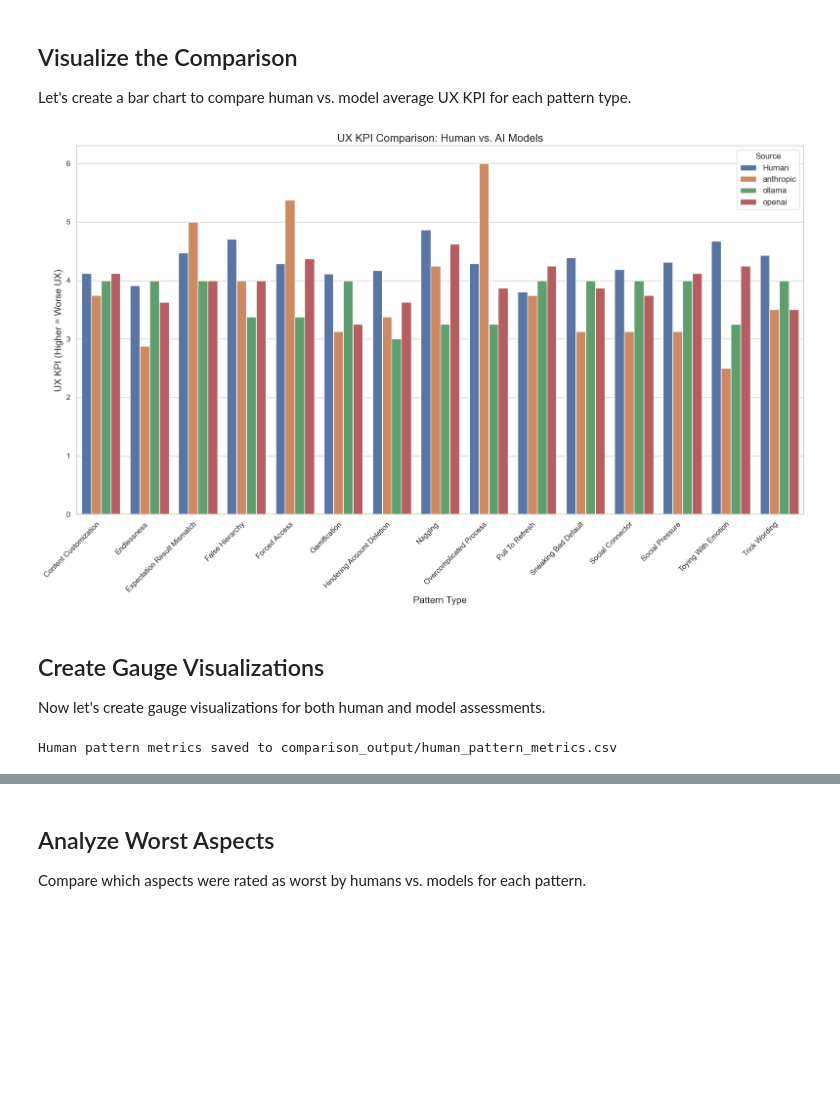
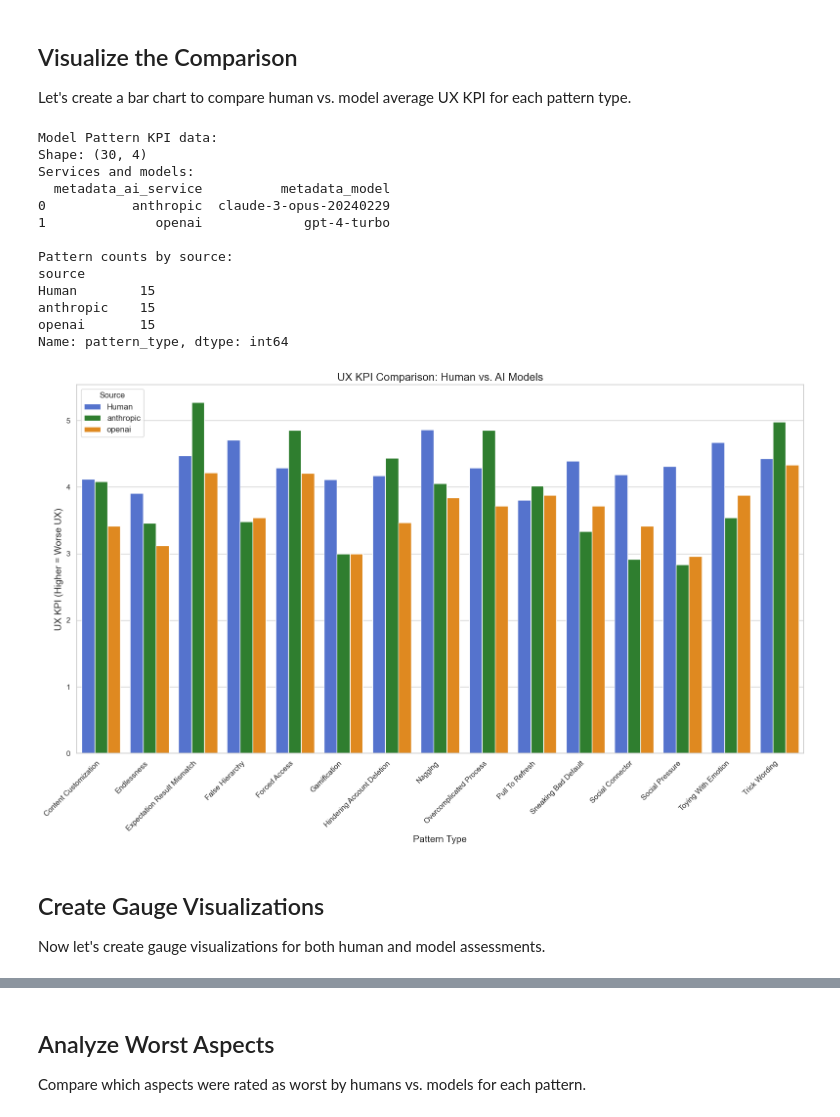
Before and after one commit to HaukeCornell/AI-UI-Ethics-Evaluations, a Jupyter notebook: human_model_comparison.ipynb, the cells around one changed output, grey strips where cells are left out. Drawn from its saved outputs; the diff is of its cells as text; code cells hidden in the pictures; blank space fills up the shorter version.

```diff
--- a/human_model_comparison.ipynb
+++ b/human_model_comparison.ipynb
@@ -15,7 +15,7 @@ plt.style.use('ggplot')
 sns.set_theme(style="whitegrid")
 
 # Create output directory
-output_dir = "comparison_output"
+output_dir = "temp"
 os.makedirs(output_dir, exist_ok=True)
 # %% [markdown]
 ## Load Data
@@ -232,65 +417,77 @@ comparison_data = []
 for idx, row in human_pattern_kpi.iterrows():
     pattern = row['metadata_pattern_type']
     comparison_data.append({
         'pattern_type': pattern,
         'source': 'Human',
         'model': 'Human',
         'ux_kpi': row['human_ux_kpi']
     })
 
-# Add model data
-for service in model_data_with_kpi['metadata_ai_service'].unique():
-    for model in model_data_with_kpi[model_data_with_kpi['metadata_ai_service'] == service]['metadata_model'].unique():
-        # Get model UX KPI for each pattern
-        filter_mask = (model_pattern_kpi['metadata_ai_service'] == service) & (model_pattern_kpi['metadata_model'] == model)
-        model_patterns = model_pattern_kpi[filter_mask]
+# Print out model_pattern_kpi info for debugging
+print("Model Pattern KPI data:")
+print(f"Shape: {model_pattern_kpi.shape}")
+print("Services and models:")
+print(model_pattern_kpi[['metadata_ai_service', 'metadata_model']].drop_duplicates())
 
-        for idx, row in model_patterns.iterrows():
-            pattern = row['metadata_pattern_type']
-            comparison_data.append({
-                'pattern_type': pattern,
-                'source': service,
-                'model': model,
-                'ux_kpi': row['ux_kpi']
-            })
+# Add model data directly from model_pattern_kpi
+for idx, row in model_pattern_kpi.iterrows():
+    pattern = row['metadata_pattern_type']
+    service = row['metadata_ai_service']
+    model = row['metadata_model']
+
+    comparison_data.append({
+        'pattern_type': pattern,
+        'source': service,
+        'model': model,
+        'ux_kpi': row['ux_kpi']
+    })
 
 comparison_df = pd.DataFrame(comparison_data)
+
+# Count patterns by source for verification
+print("\nPattern counts by source:")
+source_counts = comparison_df.groupby('source')['pattern_type'].count()
+print(source_counts)
 
 # Fix the "Pull to Refresh" and "Pull To Refresh" inconsistency
 comparison_df['pattern_type'] = comparison_df['pattern_type'].replace('Pull to Refresh', 'Pull To Refresh')
 
-# Create bar chart
+# Create bar chart with specific color palette for each model
 plt.figure(figsize=(16, 10))
-ax = sns.barplot(x='pattern_type', y='ux_kpi', hue='source', data=comparison_df)
+
+# Set up a clear color palette
+palette = {'Human': 'royalblue', 'openai': 'darkorange', 'anthropic': 'forestgreen', 'qwen': 'darkviolet'}
+
+# Create the bar plot
+ax = sns.barplot(x='pattern_type', y='ux_kpi', hue='source', data=comparison_df, palette=palette)
 
 # Customize chart
 plt.title('UX KPI Comparison: Human vs. AI Models', fontsize=16)
 plt.xlabel('Pattern Type', fontsize=14)
 plt.ylabel('UX KPI (Higher = Worse UX)', fontsize=14)
 plt.xticks(rotation=45, ha='right')
 plt.legend(title='Source', fontsize=12)
 plt.tight_layout()
 
 # Save figure
 plt.savefig(os.path.join(output_dir, 'human_model_ux_kpi_comparison.png'))
 plt.show()
 # %% [output]
+Model Pattern KPI data:
+Shape: (30, 4)
+Services and models:
+  metadata_ai_service          metadata_model
+0           anthropic  claude-3-opus-20240229
+1              openai             gpt-4-turbo
+
+Pattern counts by source:
+source
+Human        15
+anthropic    15
+openai       15
+Name: pattern_type, dtype: int64
-[figure, old version]
+[figure, new version]
 # %% [markdown]
 ## Create Gauge Visualizations
 
 Now let's create gauge visualizations for both human and model assessments.
-# %%
-# Calculate UX metrics by pattern for human data
-human_pattern_avg = human_data_with_kpi.groupby('metadata_pattern_type').agg({
-    'ux_kpi': 'mean',
-    'worst_aspect': lambda x: x.mode()[0] if not x.mode().empty else None,
-    'worst_value': 'mean'
-}).reset_index()
-
-# Save human pattern metrics to CSV
-human_metrics_path = os.path.join(output_dir, 'human_pattern_metrics.csv')
-human_pattern_avg.to_csv(human_metrics_path, index=False)
-print(f"Human pattern metrics saved to {human_metrics_path}")
-# %% [output]
-Human pattern metrics saved to comparison_output/human_pattern_metrics.csv
```
Also changed, not shown: parts of 13 cells of this notebook, 5 other files.
